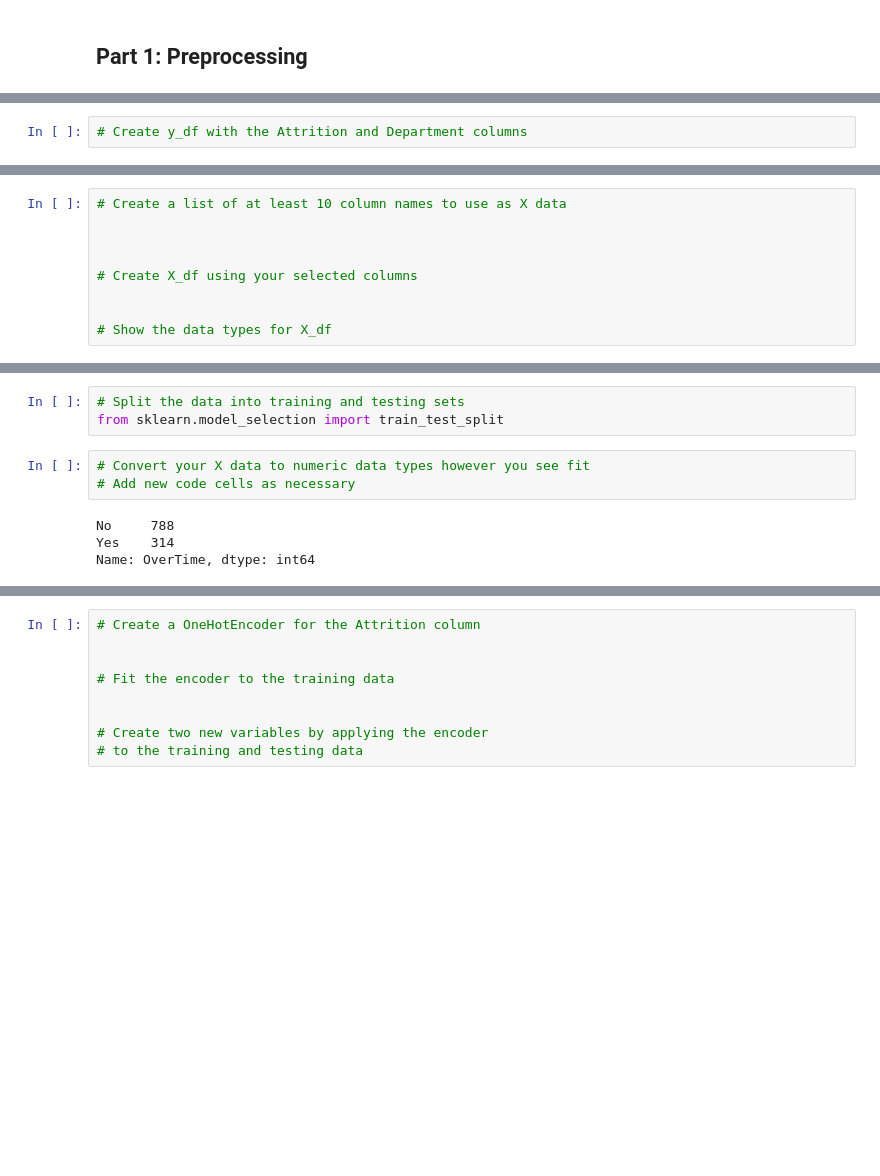
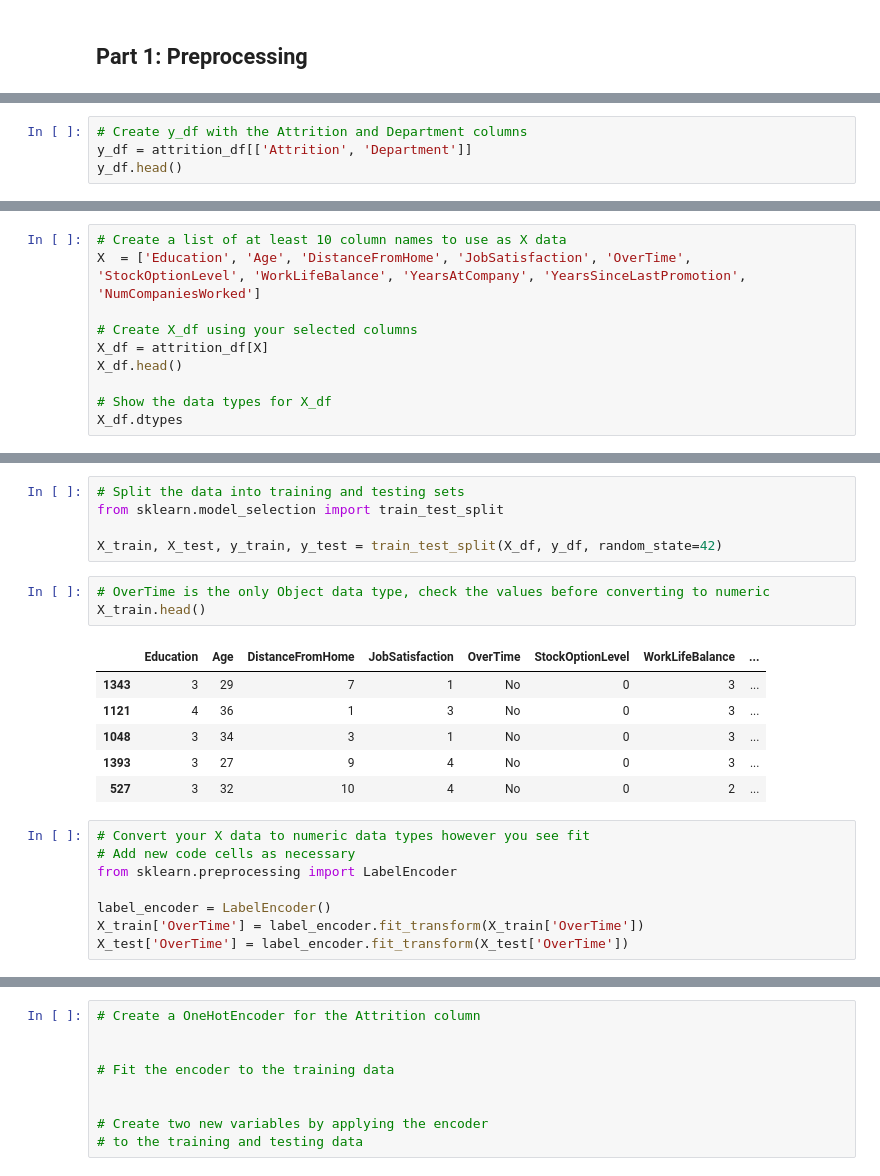
Before and after one commit to joannedonohue/neural-network-challenge-2, a Jupyter notebook: Attrition_Final.ipynb, the cells around one changed output, grey strips where cells are left out. Drawn from its saved outputs; the diff is of its cells as text; blank space fills up the shorter version.

```diff
--- a/Attrition_Final.ipynb
+++ b/Attrition_Final.ipynb
@@ -45,3 +49,5 @@ YearsWithCurrManager        18
 dtype: int64
 # %%
 # Create y_df with the Attrition and Department columns
+y_df = attrition_df[['Attrition', 'Department']]
+y_df.head()
@@ -48,10 +61,11 @@ dtype: int64
 # %%
 # Create a list of at least 10 column names to use as X data
-
-
+X  = ['Education', 'Age', 'DistanceFromHome', 'JobSatisfaction', 'OverTime', 'StockOptionLevel', 'WorkLifeBalance', 'YearsAtCompany', 'YearsSinceLastPromotion', 'NumCompaniesWorked']
 
 # Create X_df using your selected columns
-
+X_df = attrition_df[X]
+X_df.head()
 
 # Show the data types for X_df
+X_df.dtypes
 # %% [output]
@@ -69,10 +84,23 @@ dtype: object
 # %%
 # Split the data into training and testing sets
 from sklearn.model_selection import train_test_split
+
+X_train, X_test, y_train, y_test = train_test_split(X_df, y_df, random_state=42)
+# %%
+# OverTime is the only Object data type, check the values before converting to numeric
+X_train.head()
+# %% [output]
+|  | Education | Age | DistanceFromHome | JobSatisfaction | OverTime | StockOptionLevel | WorkLifeBalance | ... |
+| 1343 | 3 | 29 | 7 | 1 | No | 0 | 3 | ... |
+| 1121 | 4 | 36 | 1 | 3 | No | 0 | 3 | ... |
+| 1048 | 3 | 34 | 3 | 1 | No | 0 | 3 | ... |
+| 1393 | 3 | 27 | 9 | 4 | No | 0 | 3 | ... |
+| 527 | 3 | 32 | 10 | 4 | No | 0 | 2 | ... |
 # %%
 # Convert your X data to numeric data types however you see fit
 # Add new code cells as necessary
+from sklearn.preprocessing import LabelEncoder
+
+label_encoder = LabelEncoder()
+X_train['OverTime'] = label_encoder.fit_transform(X_train['OverTime'])
+X_test['OverTime'] = label_encoder.fit_transform(X_test['OverTime'])
-# %% [output]
-No     788
-Yes    314
-Name: OverTime, dtype: int64
```
Also changed, not shown: parts of 11 cells of this notebook.
